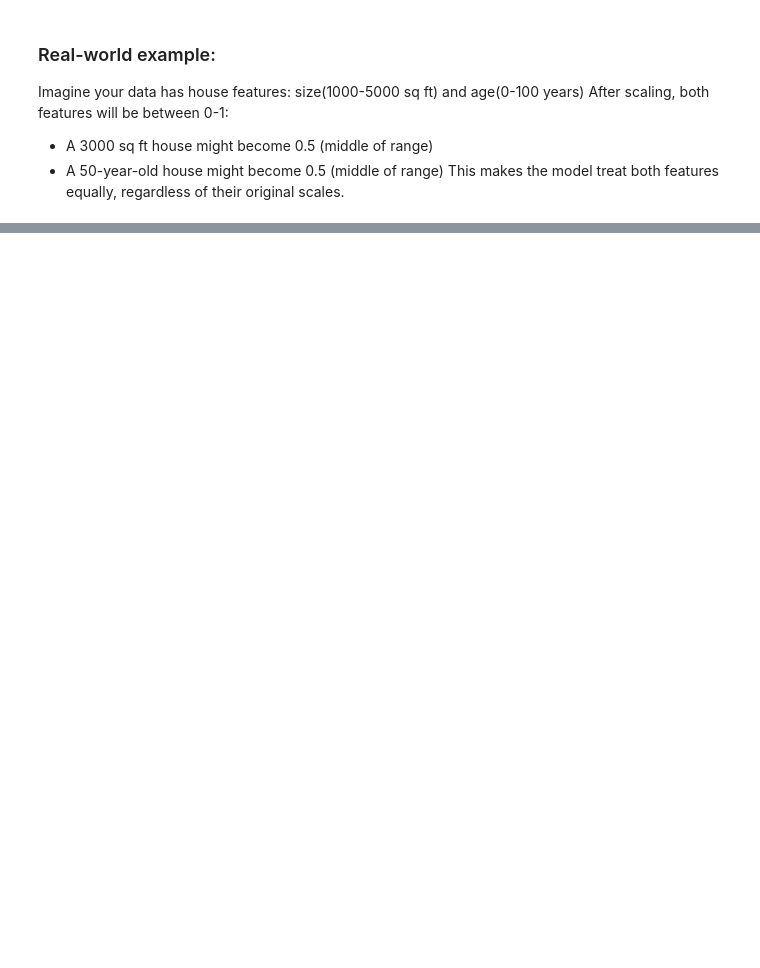
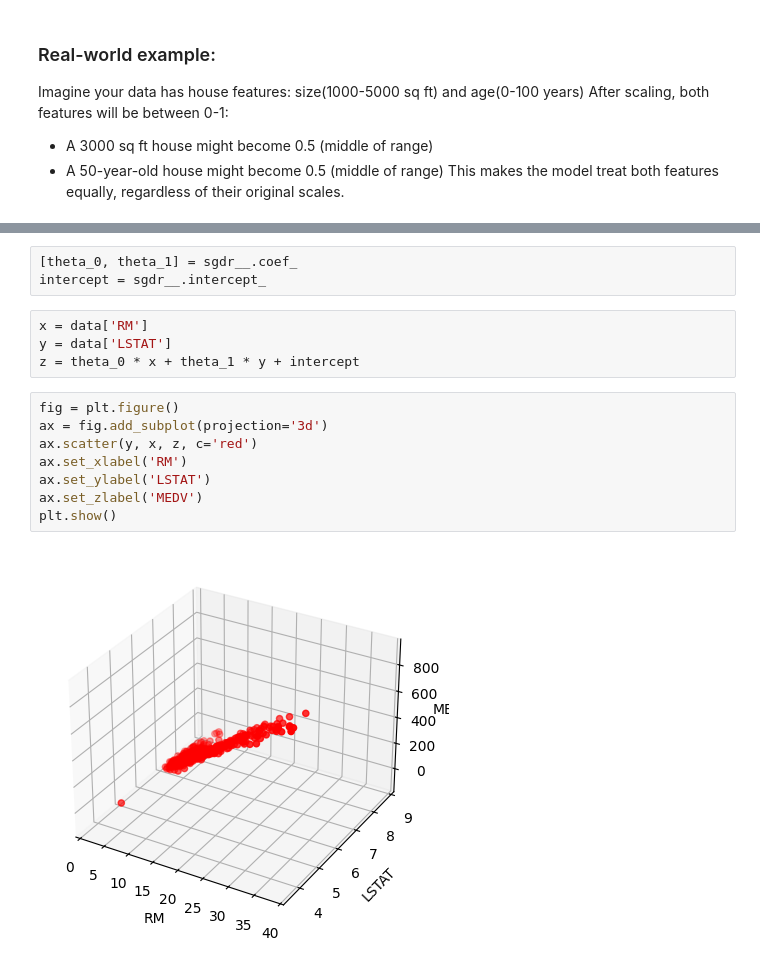
Before and after one commit to Benbakreti0Amine/Machine_Learning_LAbs, a Jupyter notebook: tp3/TP3V2_sol.ipynb, the cells around one changed output, grey strips where cells are left out. Drawn from its saved outputs; the diff is of its cells as text; blank space fills up the shorter version.

```diff
--- a/tp3/TP3V2_sol.ipynb
+++ b/tp3/TP3V2_sol.ipynb
@@ -226,0 +312,17 @@ KeyError: '[218, 104, 281, 173, 73, 30] not in index'
+# %%
+[theta_0, theta_1] = sgdr__.coef_
+intercept = sgdr__.intercept_
+# %%
+x = data['RM']
+y = data['LSTAT']
+z = theta_0 * x + theta_1 * y + intercept
+# %%
+fig = plt.figure()
+ax = fig.add_subplot(projection='3d')
+ax.scatter(y, x, z, c='red')
+ax.set_xlabel('RM')
+ax.set_ylabel('LSTAT')
+ax.set_zlabel('MEDV')
+plt.show()
+# %% [output]
+[figure, added]
```
Also changed, not shown: parts of 20 cells of this notebook, 10 other files.
